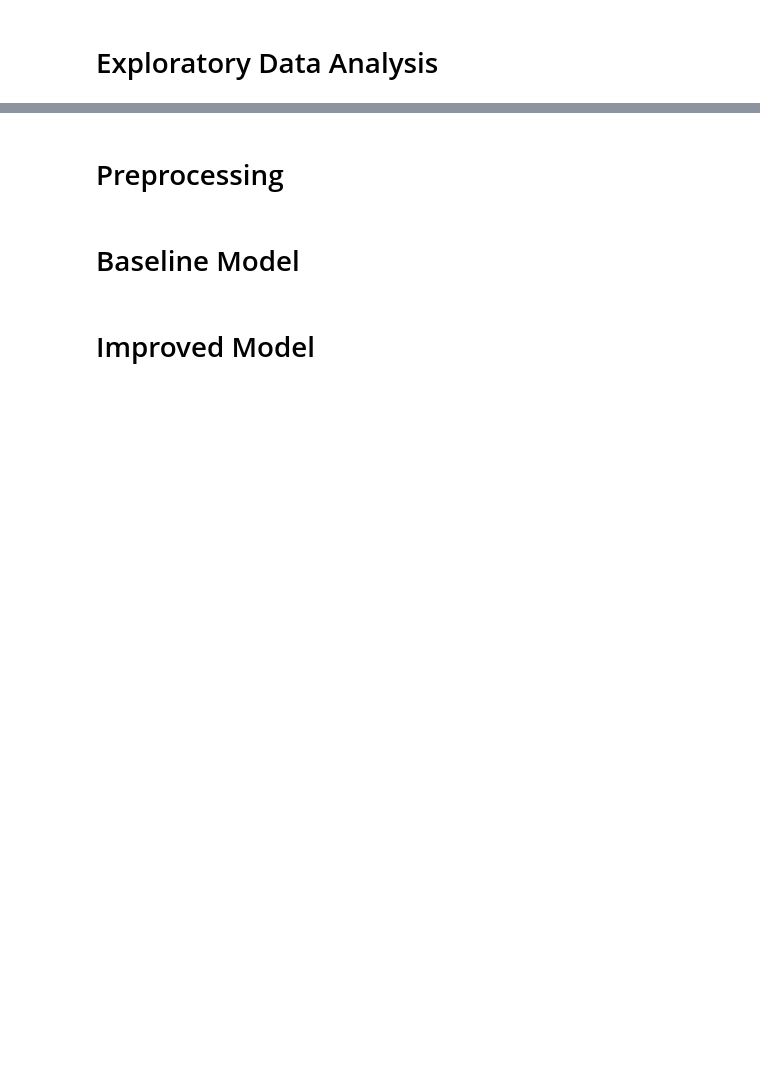
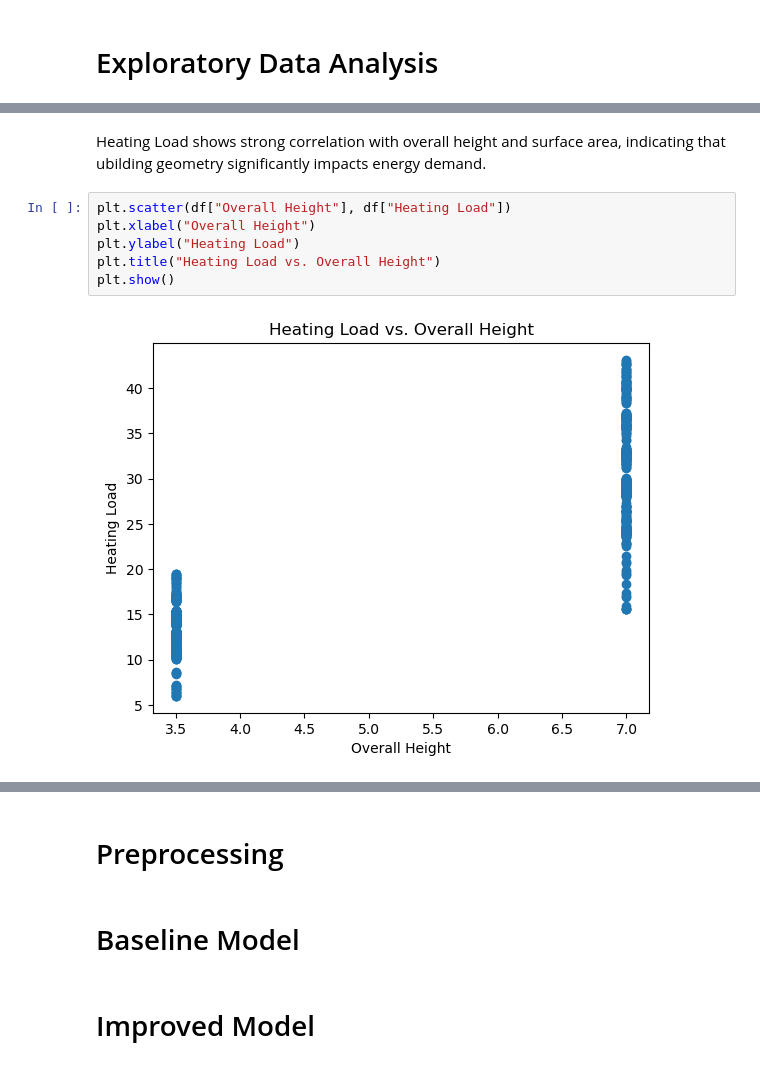
Before and after one commit to RT323/ml-mech-portfolio, a Jupyter notebook: projects/01-energy-efficiency-regression/notebooks/01_energy_efficiency_regression.ipynb, the cells around one changed output, grey strips where cells are left out. Drawn from its saved outputs; the diff is of its cells as text; blank space fills up the shorter version.

```diff
--- a/projects/01-energy-efficiency-regression/notebooks/01_energy_efficiency_regression.ipynb
+++ b/projects/01-energy-efficiency-regression/notebooks/01_energy_efficiency_regression.ipynb
@@ -42,0 +97,10 @@ df.describe()
+# %% [markdown]
+Heating Load shows strong correlation with overall height and surface area, indicating that ubilding geometry significantly impacts energy demand.
+# %%
+plt.scatter(df["Overall Height"], df["Heating Load"])
+plt.xlabel("Overall Height")
+plt.ylabel("Heating Load")
+plt.title("Heating Load vs. Overall Height")
+plt.show()
+# %% [output]
+[figure, added]
```
Also changed, not shown: parts of 16 cells of this notebook.
